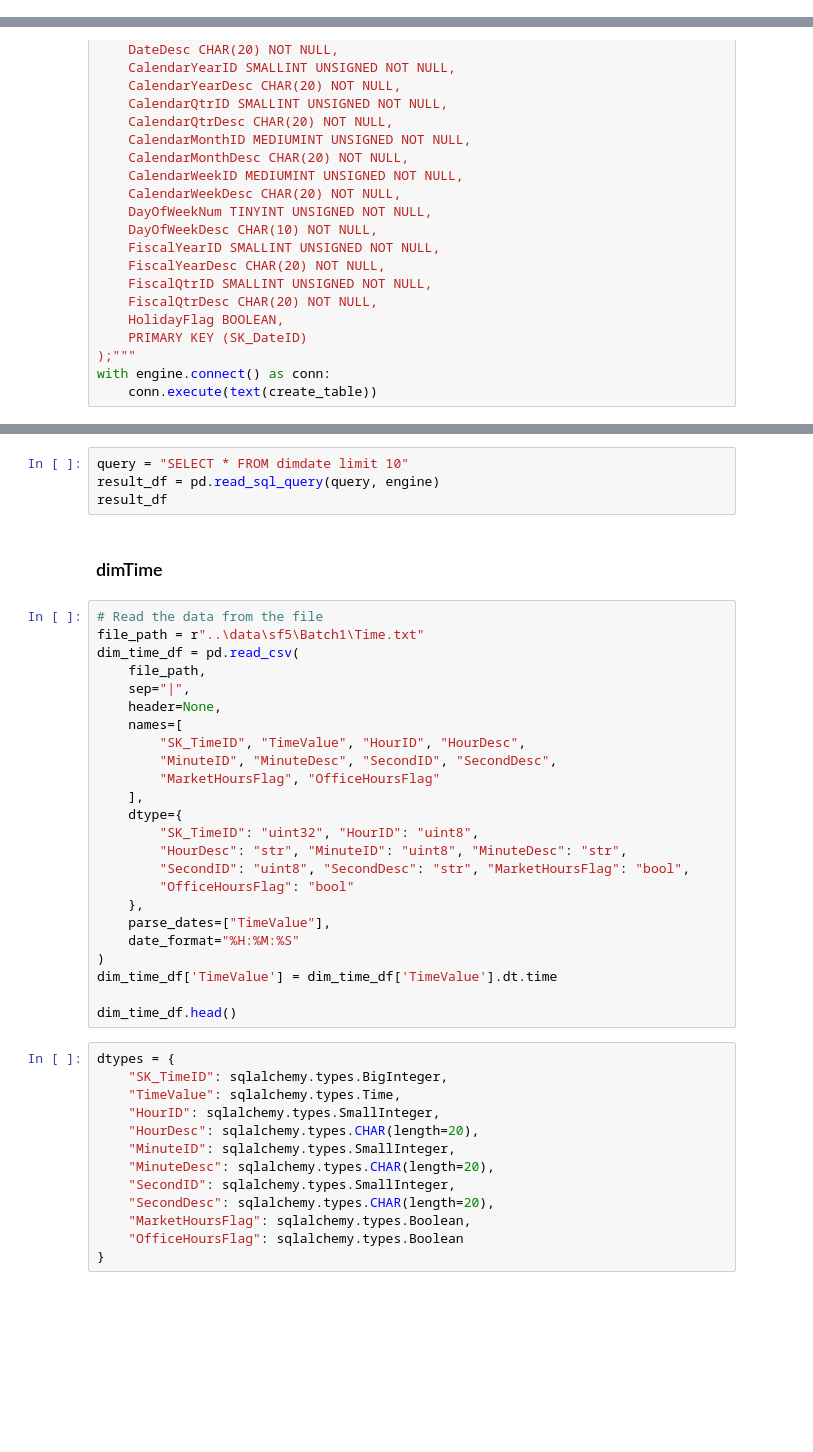
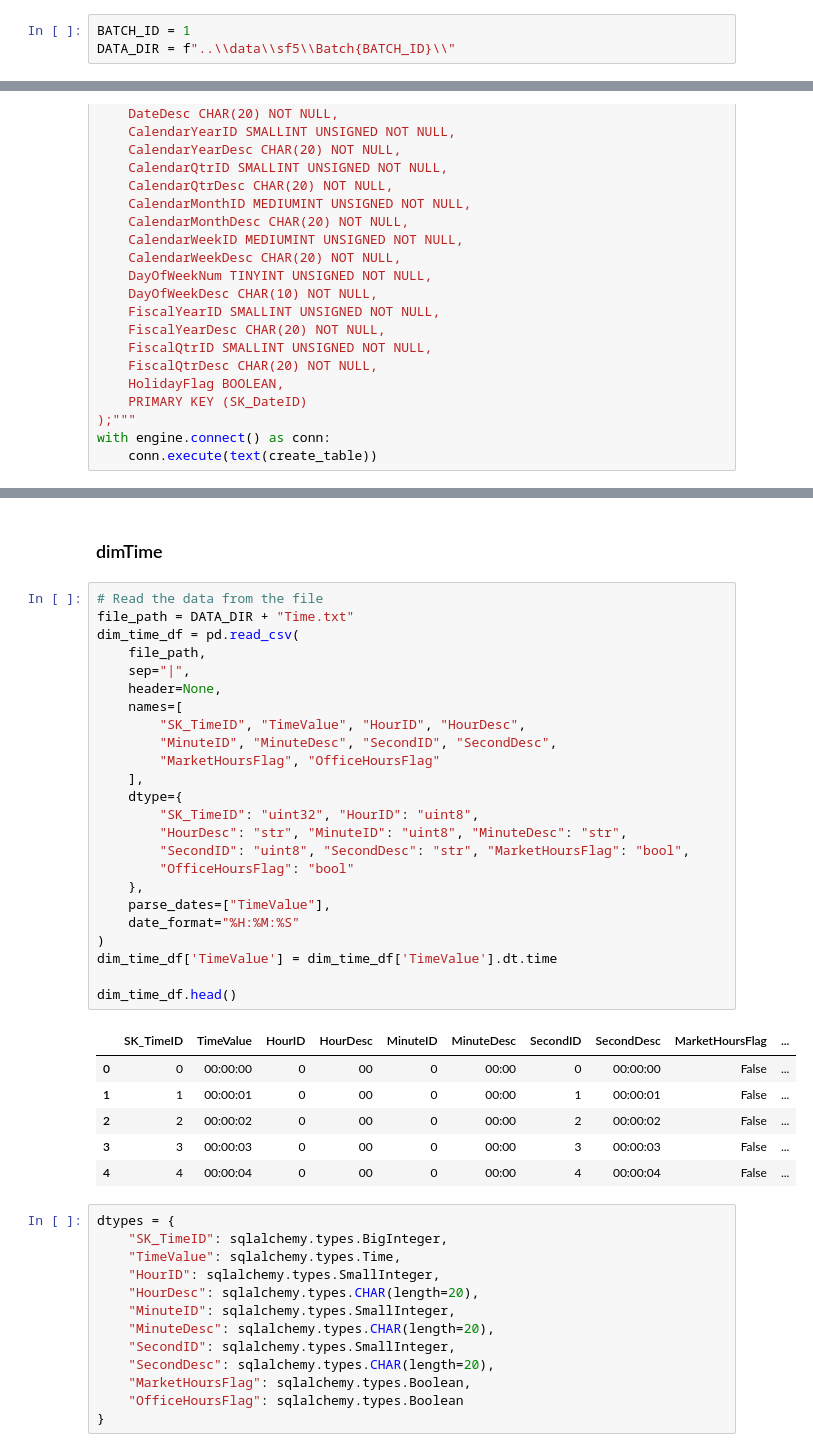
Before and after one commit to QasimKhan5x/TPC-DI, a Jupyter notebook: scripts/etl.ipynb, the cells around one changed output, grey strips where cells are left out. Saved outputs shown, nothing was run; the diff lists cells and outputs as text; blank space fills up the shorter version.

```diff
--- a/scripts/etl.ipynb
+++ b/scripts/etl.ipynb
@@ -29,0 +30,3 @@ DATA_DIR = "..\\data\\sf5\\Batch1\\"
+# %%
+BATCH_ID = 1
+DATA_DIR = f"..\\data\\sf5\\Batch{BATCH_ID}\\"
@@ -100,33 +116,36 @@ date_df.to_sql(name='dimdate', con=engine, if_exists='append', index=False, dtyp
-# %%
-query = "SELECT * FROM dimdate limit 10"
-result_df = pd.read_sql_query(query, engine)
-result_df
 # %% [markdown]
 ### dimTime
 # %%
 # Read the data from the file
-file_path = r"..\data\sf5\Batch1\Time.txt"
+file_path = DATA_DIR + "Time.txt"
 dim_time_df = pd.read_csv(
     file_path,
     sep="|",
     header=None,
     names=[
         "SK_TimeID", "TimeValue", "HourID", "HourDesc",
         "MinuteID", "MinuteDesc", "SecondID", "SecondDesc",
         "MarketHoursFlag", "OfficeHoursFlag"
     ],
     dtype={
         "SK_TimeID": "uint32", "HourID": "uint8",
         "HourDesc": "str", "MinuteID": "uint8", "MinuteDesc": "str",
         "SecondID": "uint8", "SecondDesc": "str", "MarketHoursFlag": "bool",
         "OfficeHoursFlag": "bool"
     },
     parse_dates=["TimeValue"],
     date_format="%H:%M:%S"
 )
 dim_time_df['TimeValue'] = dim_time_df['TimeValue'].dt.time
 
 dim_time_df.head()
+# %% [output]
+|  | SK_TimeID | TimeValue | HourID | HourDesc | MinuteID | MinuteDesc | SecondID | SecondDesc | MarketHoursFlag | ... |
+| 0 | 0 | 00:00:00 | 0 | 00 | 0 | 00:00 | 0 | 00:00:00 | False | ... |
+| 1 | 1 | 00:00:01 | 0 | 00 | 0 | 00:00 | 1 | 00:00:01 | False | ... |
+| 2 | 2 | 00:00:02 | 0 | 00 | 0 | 00:00 | 2 | 00:00:02 | False | ... |
+| 3 | 3 | 00:00:03 | 0 | 00 | 0 | 00:00 | 3 | 00:00:03 | False | ... |
+| 4 | 4 | 00:00:04 | 0 | 00 | 0 | 00:00 | 4 | 00:00:04 | False | ... |
 # %%
 dtypes = {
     "SK_TimeID": sqlalchemy.types.BigInteger,
```
Also changed, not shown: parts of 226 cells of this notebook, 4 other files.
